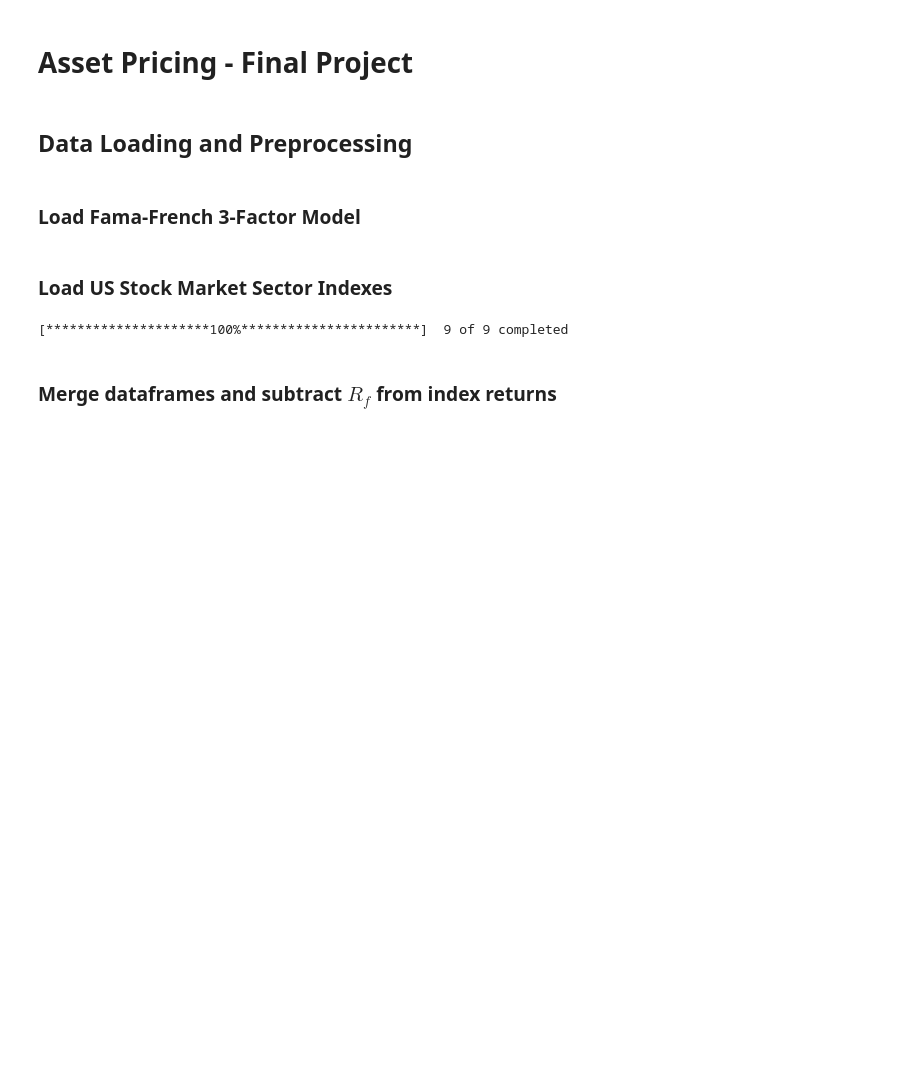
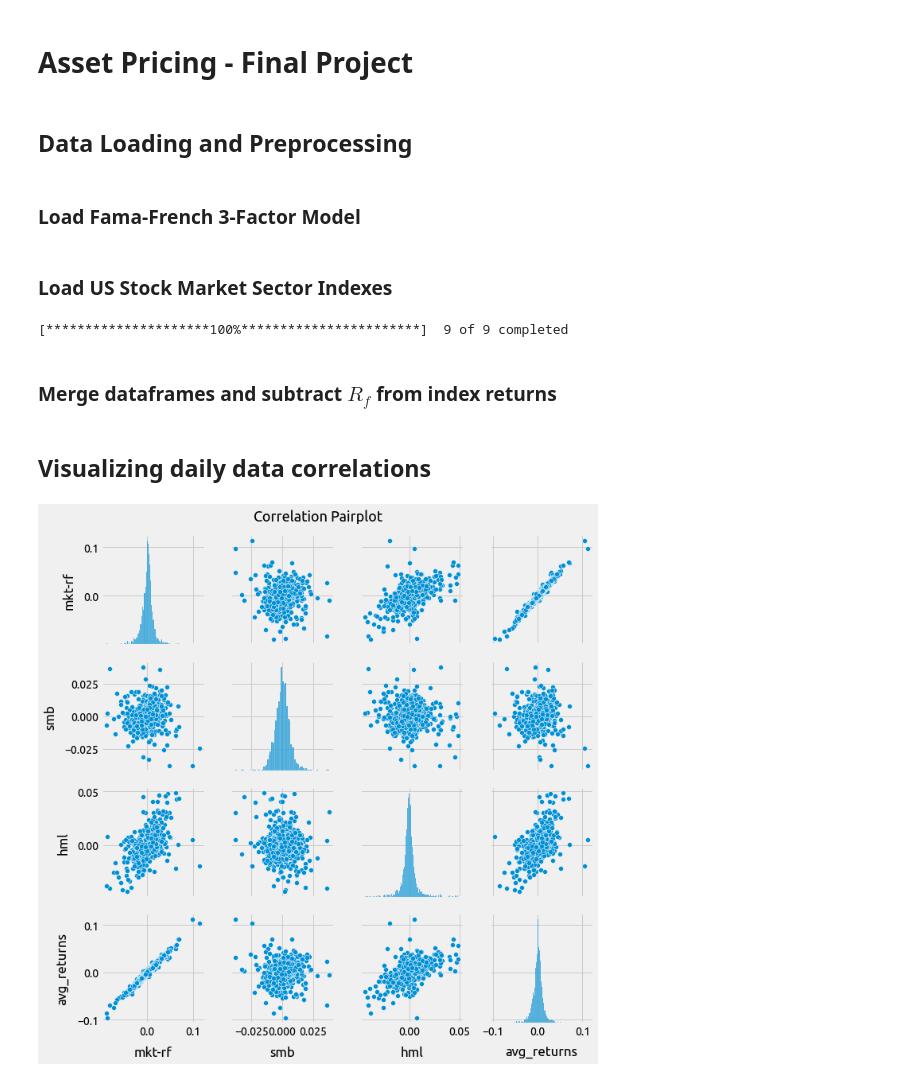
Before and after one commit to daniel-deutsch/FTD, a Jupyter notebook: Asset Pricing/project/main.ipynb, the cells around one changed output. Saved outputs shown, nothing was run; the diff lists cells and outputs as text; code cells hidden in the pictures; blank space fills up the shorter version.

```diff
--- a/Asset Pricing/project/main.ipynb
+++ b/Asset Pricing/project/main.ipynb
@@ -78,6 +79,7 @@ annual_factors.index = annual_factors.index.to_period('Y')
 ### Load US Stock Market Sector Indexes
 # %%
 indexes = ['XLY', 'XLP', 'XLE', 'XLF', 'XLV', 'XLI', 'XLB', 'XLK', 'XLU']
+factors = ['mkt-rf', 'smb', 'hml']
 start_date = "2004-01-01"
 end_date = "2012-01-01"
 
@@ -85,6 +87,7 @@ end_date = "2012-01-01"
 daily_prices = yf.download(
     indexes,
     start=start_date,
+    end=end_date
     )['Close']
 daily_prices.index.rename('date', inplace=True)
 
@@ -127,3 +130,14 @@ for index in indexes:
     df_daily[index] = df_daily[index] - df_daily['rf']
     df_monthly[index] = df_monthly[index] - df_monthly['rf']
     df_annual[index] = df_annual[index] - df_annual['rf']
+# %% [markdown]
+## Visualizing daily data correlations
+# %%
+df_plot = df_daily[factors].copy()
+df_plot.loc[:, 'avg_returns'] = df_daily[indexes].mean(axis=1)
+
+ax = sns.pairplot(df_plot)
+ax.fig.suptitle('Correlation Pairplot')
+plt.show()
+# %% [output]
+[figure, added]
```
Also changed, not shown: parts of 18 cells of this notebook, 1 other file.
